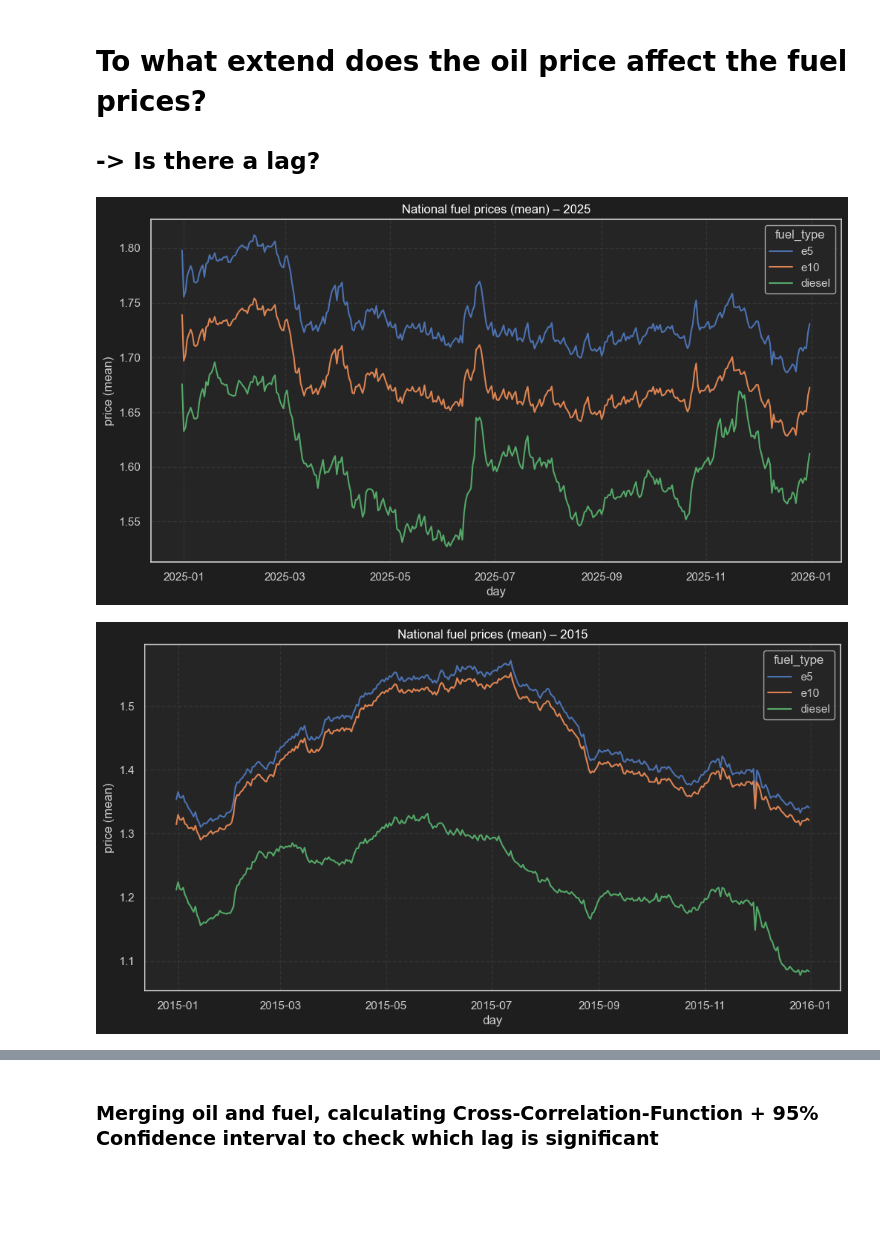
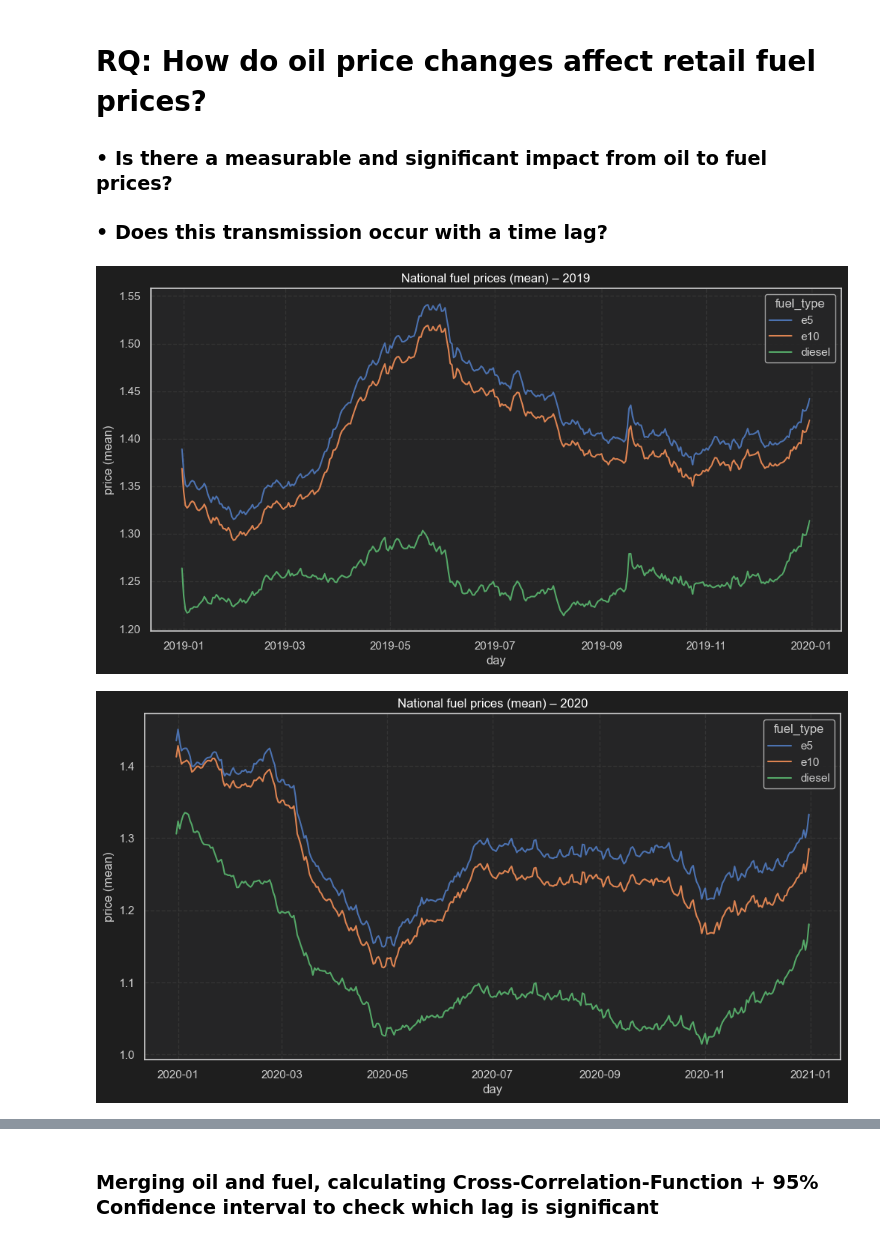
Before and after one commit to qflewy/Data-Science-Projekt, a Jupyter notebook: Notebooks/rq2_nb_final.ipynb, the cells around one changed output, grey strips where cells are left out. Saved outputs shown, nothing was run; the diff lists cells and outputs as text; code cells hidden in the pictures; blank space fills up the shorter version.

```diff
--- a/Notebooks/rq2_nb_final.ipynb
+++ b/Notebooks/rq2_nb_final.ipynb
@@ -13,11 +13,14 @@ from scripts.rq2_function_lib import plot_national_fuel_prices_year, set_plot_st
 
 set_plot_style()
 # %% [markdown]
-# To what extend does the oil price affect the fuel prices?
-## -> Is there a lag?
+# RQ: How do oil price changes affect retail fuel prices?
+
+### • Is there a measurable and significant impact from oil to fuel prices?
+### • Does this transmission occur with a time lag?
 # %%
-plot_national_fuel_prices_year(2025, stat="mean")
-plot_national_fuel_prices_year(2015, stat="mean")
+plot_national_fuel_prices_year(2019, stat="mean")
+plot_national_fuel_prices_year(2020, stat="mean")
+plot_national_fuel_prices_year(2022, stat="mean")
 # %% [output]
-[figure, old version]
+[figure, new version]
-[figure, old version]
+[figure, new version]
```
Also changed, not shown: parts of 18 cells of this notebook, 1 other file.
